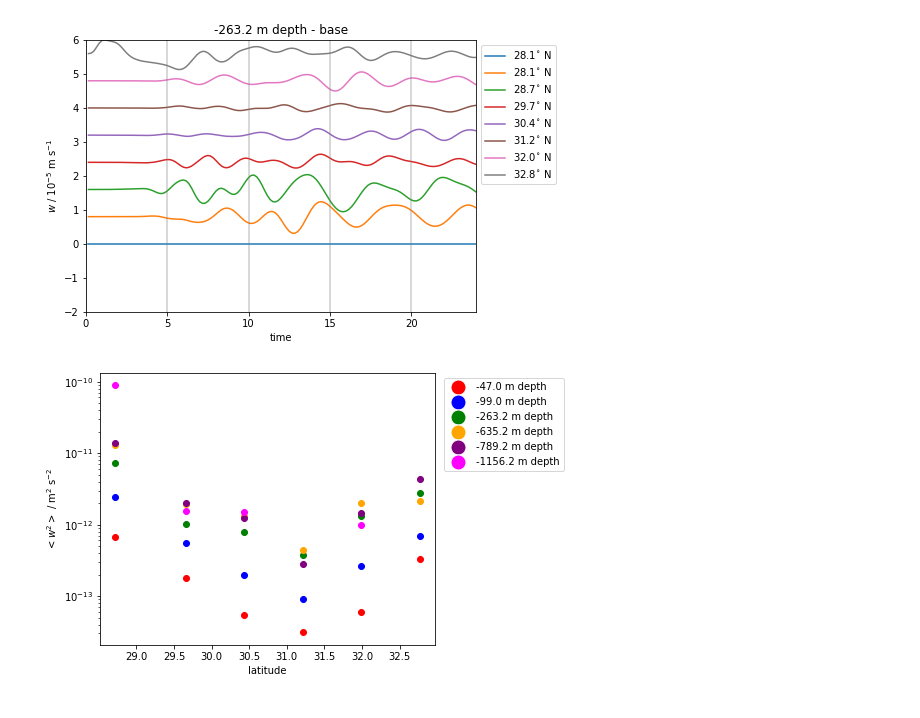
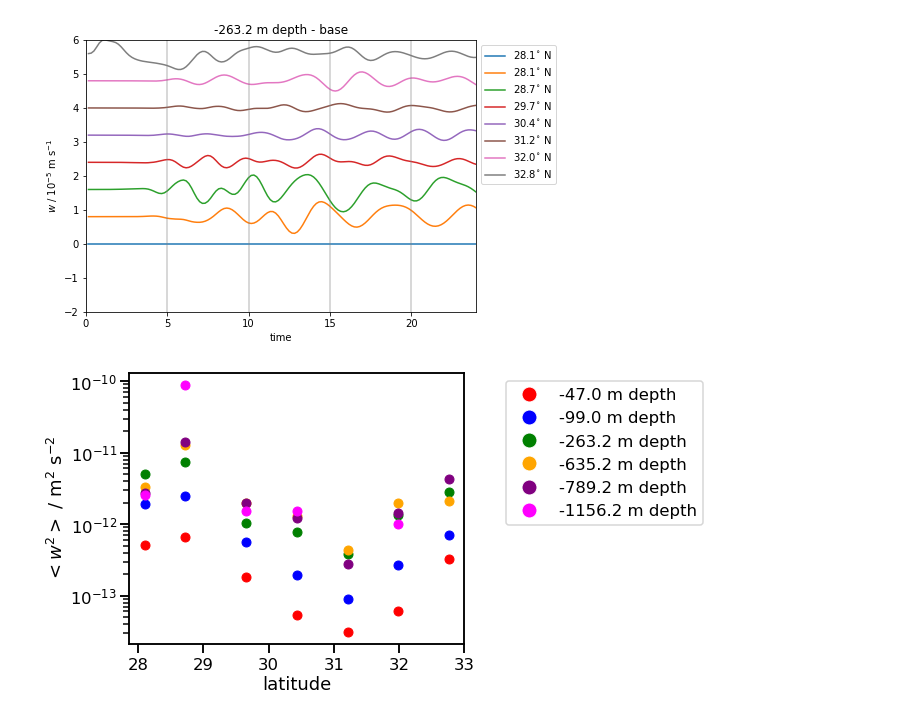
Before and after one commit to anakarinarm/notebooks_SVB, a Jupyter notebook: MITgcm/04_320x456x100/vertical_velocity_variance.ipynb, the cells around one changed output. Saved outputs shown, nothing was run; the diff lists cells and outputs as text; code cells hidden in the pictures.

```diff
--- a/MITgcm/04_320x456x100/vertical_velocity_variance.ipynb
+++ b/MITgcm/04_320x456x100/vertical_velocity_variance.ipynb
@@ -137,6 +140,7 @@ for zz in [15, 25, 43]:
 [figure]
 [figure]
 # %%
+sns.set_context('talk')
 tini = 24
 colors = ['red','blue','green','orange','purple','magenta']
 fig1, (ax1) = plt.subplots(1,1, figsize=(6,5), sharey=True,sharex=True)
@@ -145,36 +149,36 @@ for zz, col in zip(ZZs, colors):
     with Dataset(state_file1, 'r') as nbl:
         #w1 = nbl.variables['WVEL'][:,zz,lat_inds[0],lon_inds[0]]
         time = nbl.variables['T'][:]
-        #w2 = nbl.variables['WVEL'][:,zz,lat_inds[1],lon_inds[1]]
+        w2 = nbl.variables['WVEL'][:,zz,lat_inds[1],lon_inds[1]]
         w3 = nbl.variables['WVEL'][:,zz,lat_inds[2],lon_inds[2]]
         w4 = nbl.variables['WVEL'][:,zz,lat_inds[3],lon_inds[3]]
         w5 = nbl.variables['WVEL'][:,zz,lat_inds[4],lon_inds[4]]
         w6 = nbl.variables['WVEL'][:,zz,lat_inds[5],lon_inds[5]]
         w7 = nbl.variables['WVEL'][:,zz,lat_inds[6],lon_inds[6]]
         w8 = nbl.variables['WVEL'][:,zz,lat_inds[7],lon_inds[7]]
 
-    ws = [w3,w4,w5,w6,w7,w8]
-    for w,ind,ii in zip(ws, lat_inds[2:], range(len(ws))):
+    ws = [w2,w3,w4,w5,w6,w7,w8]
+    for w,ind,ii in zip(ws, lat_inds[1:], range(len(ws))):
         ax1.semilogy(lat[ind],(np.sum(w[tini:]*w[tini:])*(600))/(time[-1]-time[tini]),
                      'o',color=col)
 
 legend_elements = [Line2D([0], [0], marker='o', color='w',label='%1.1f m depth' %(Zl[Zind[ZZs[0]]]),
                           markerfacecolor='red', markersize=15),
                    Line2D([0], [0], marker='o', color='w',label='%1.1f m depth' %(Zl[Zind[ZZs[1]]]),
                           markerfacecolor='blue', markersize=15),
                    Line2D([0], [0], marker='o', color='w',label='%1.1f m depth' %(Zl[Zind[ZZs[2]]]),
                           markerfacecolor='green', markersize=15),
                    Line2D([0], [0], marker='o', color='w',label='%1.1f m depth' %(Zl[Zind[ZZs[3]]]),
                           markerfacecolor='orange', markersize=15),
                    Line2D([0], [0], marker='o', color='w',label='%1.1f m depth' %(Zl[Zind[ZZs[4]]]),
                           markerfacecolor='purple', markersize=15),
                    Line2D([0], [0], marker='o', color='w',label='%1.1f m depth' %(Zl[Zind[ZZs[5]]]),
                           markerfacecolor='magenta', markersize=15),
                   ]
 ax1.set_ylabel('$<w^2>$ / m$^2$ s$^{-2}$')
 ax1.set_xlabel('latitude')
 ax1.set
-ax1.legend(handles=legend_elements,bbox_to_anchor=(1.4,1))
+ax1.legend(handles=legend_elements,bbox_to_anchor=(1.1,1))
 plt.show()
 # %% [output]
-[figure, old version]
+[figure, new version]
```
Also changed, not shown: parts of 3 cells of this notebook, 5 other files.
